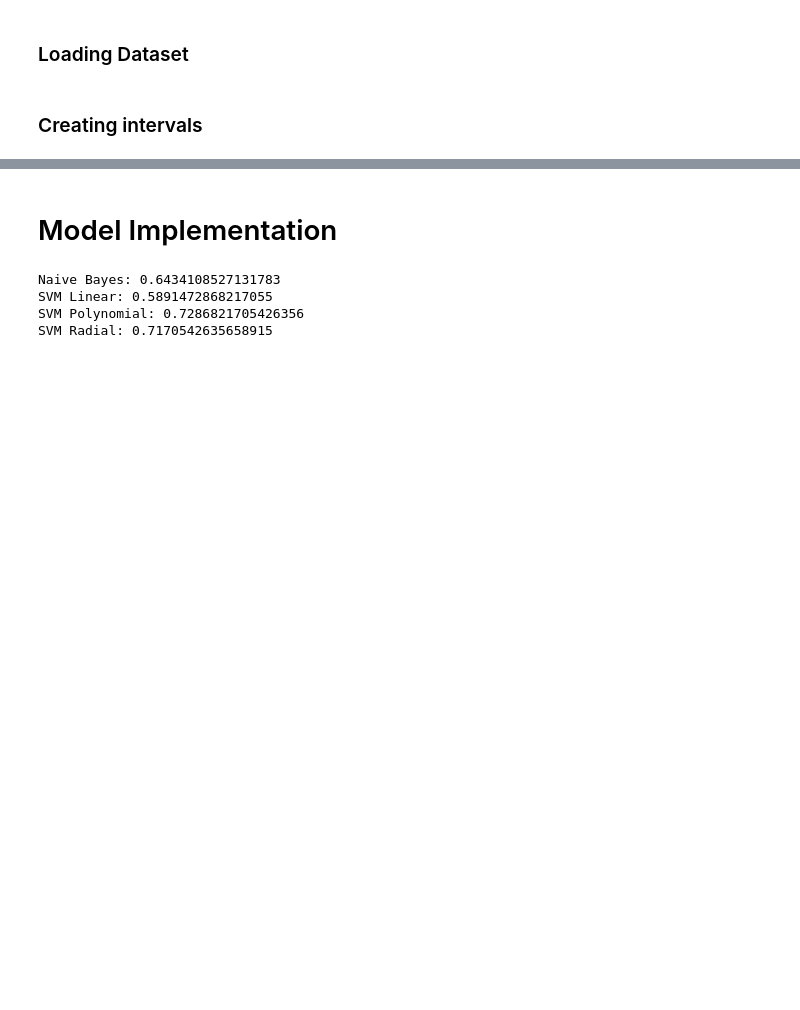
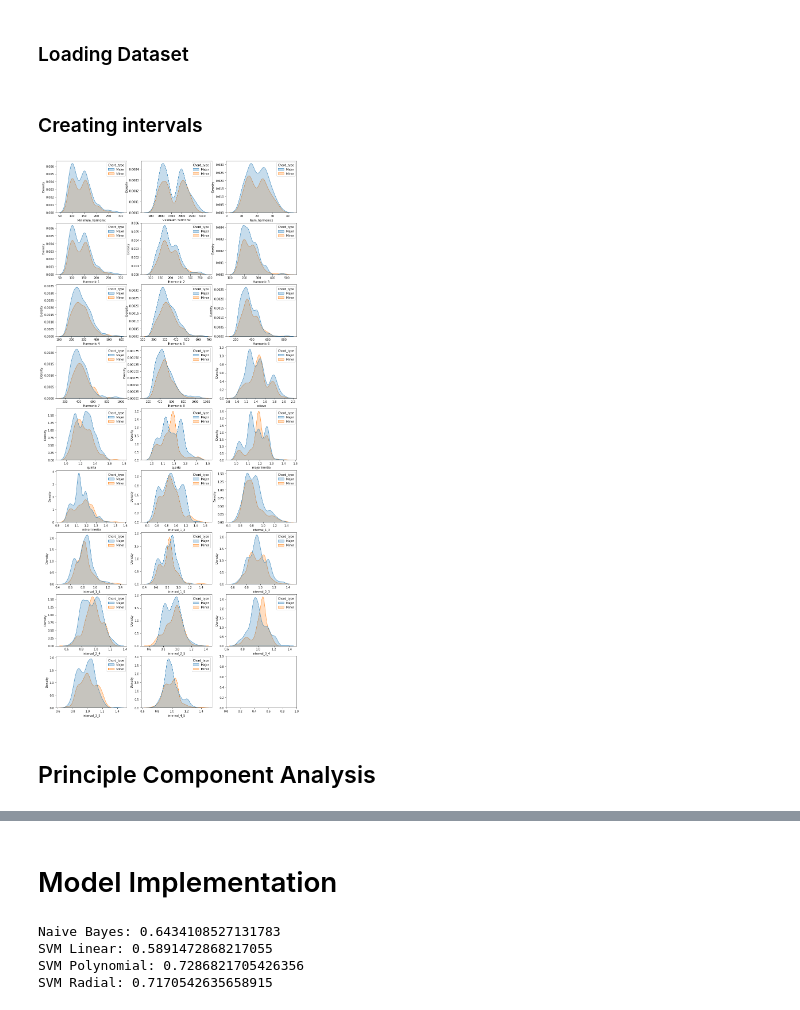
Before and after one commit to Aditib2409/EE-541-Project, a Jupyter notebook: chords_classification.ipynb, the cells around one changed output, grey strips where cells are left out. Saved outputs shown, nothing was run; the diff lists cells and outputs as text; code cells hidden in the pictures; blank space fills up the shorter version.

```diff
--- a/chords_classification.ipynb
+++ b/chords_classification.ipynb
@@ -96,0 +118,8 @@ for i in range(len(intervals)):
+# %%
+new_list = list(data.columns)
+# %%
+plot_kde_features(new_list[1:], data)
+# %% [output]
+[figure, added]
+# %% [markdown]
+## Principle Component Analysis
```
Also changed, not shown: parts of 20 cells of this notebook.
